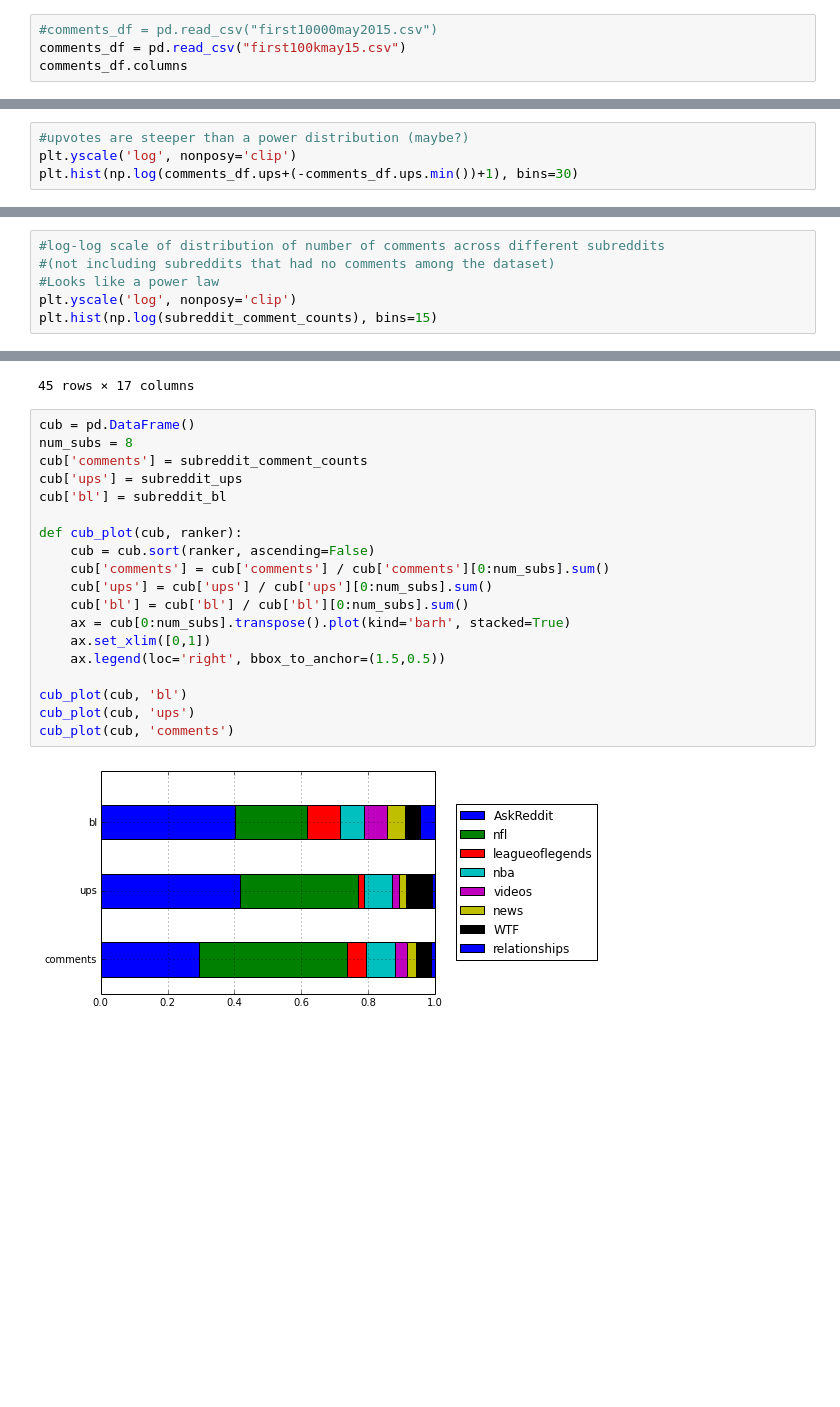
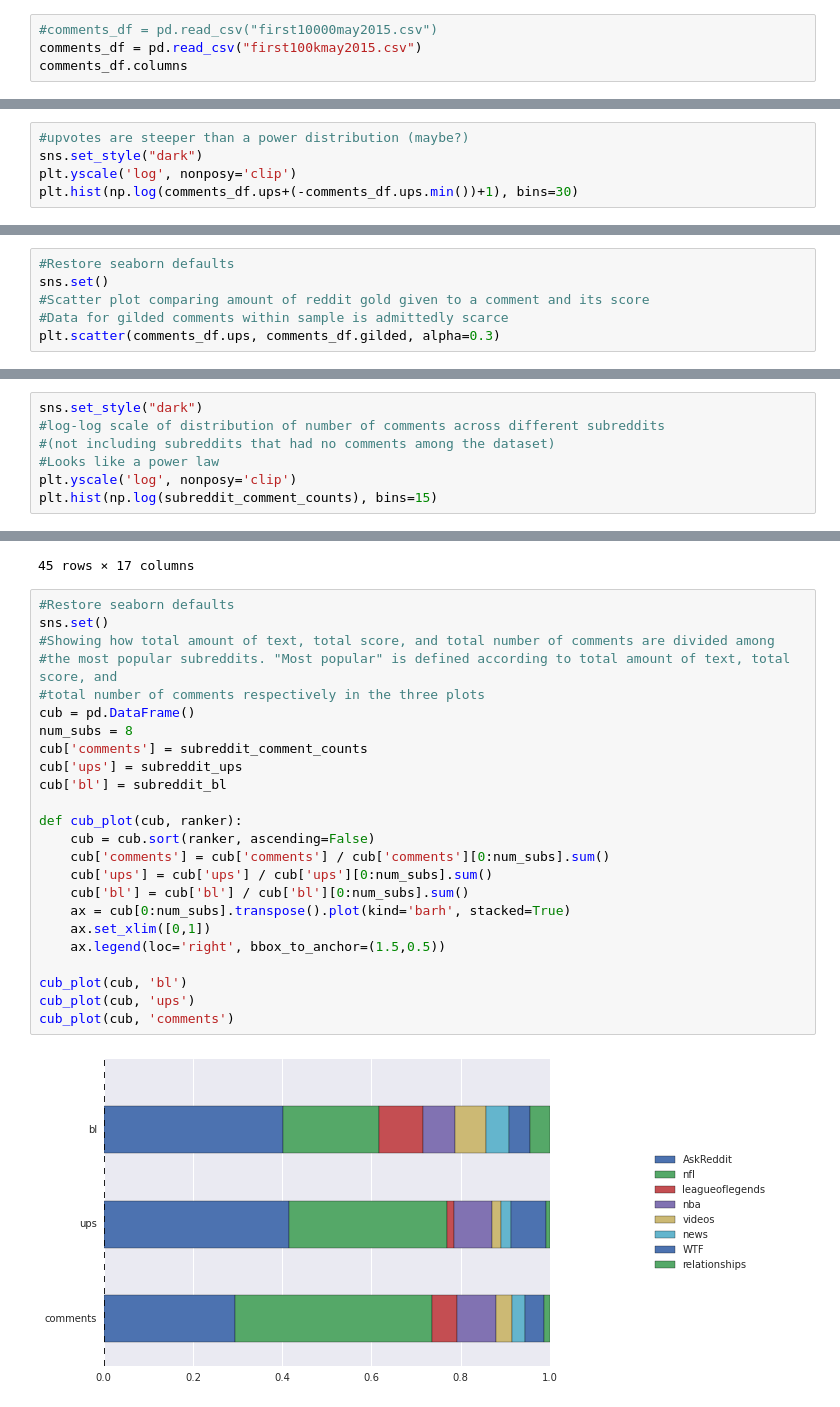
Before and after one commit to jmorman/RedditEDA, a Jupyter notebook: RedditEDA.ipynb, the cells around one changed output, grey strips where cells are left out. Drawn from its saved outputs; the diff is of its cells as text; blank space fills up the shorter version.

```diff
--- a/RedditEDA.ipynb
+++ b/RedditEDA.ipynb
@@ -21,6 +20,6 @@ import pandas as pd
 # %%
 #comments_df = pd.read_csv("first10000may2015.csv")
-comments_df = pd.read_csv("first100kmay15.csv")
+comments_df = pd.read_csv("first100kmay2015.csv")
 comments_df.columns
 # %% [output]
 Index([u'created_utc', u'ups', u'subreddit_id', u'link_id', u'name', u'score_hidden', u'author_flair_css_class', u'author_flair_text', u'subreddit', u'id', u'removal_reason', u'gilded', u'downs', u'ar ...
@@ -72,6 +79,7 @@ comments_df.describe()
 8 rows × 9 columns
 # %%
 #upvotes are steeper than a power distribution (maybe?)
+sns.set_style("dark")
 plt.yscale('log', nonposy='clip')
 plt.hist(np.log(comments_df.ups+(-comments_df.ups.min())+1), bins=30)
 # %% [output]
@@ -153,0 +141,6 @@ comments_df[comments_df.gilded != 0].head(10)
+# %%
+#Restore seaborn defaults
+sns.set()
+#Scatter plot comparing amount of reddit gold given to a comment and its score
+#Data for gilded comments within sample is admittedly scarce
+plt.scatter(comments_df.ups, comments_df.gilded, alpha=0.3)
@@ -226,6 +227,7 @@ nba                 33056
 videos              31188
 Name: body_length, dtype: float64
 # %%
+sns.set_style("dark")
 #log-log scale of distribution of number of comments across different subreddits
 #(not including subreddits that had no comments among the dataset)
 #Looks like a power law
@@ -306,23 +310,28 @@ subreddit_groupby.get_group(subreddit_comment_counts.keys()[i])
 | 97846 | 1430441778 | 3 | t3_34gk1v | 0 | threealliance | Three Alliances | elderscrollsonline | ... |
 45 rows × 17 columns
 # %%
+#Restore seaborn defaults
+sns.set()
+#Showing how total amount of text, total score, and total number of comments are divided among
+#the most popular subreddits. "Most popular" is defined according to total amount of text, total score, and
+#total number of comments respectively in the three plots
 cub = pd.DataFrame()
 num_subs = 8
 cub['comments'] = subreddit_comment_counts
 cub['ups'] = subreddit_ups
 cub['bl'] = subreddit_bl
 
 def cub_plot(cub, ranker):
     cub = cub.sort(ranker, ascending=False)
     cub['comments'] = cub['comments'] / cub['comments'][0:num_subs].sum()
     cub['ups'] = cub['ups'] / cub['ups'][0:num_subs].sum()
     cub['bl'] = cub['bl'] / cub['bl'][0:num_subs].sum()
     ax = cub[0:num_subs].transpose().plot(kind='barh', stacked=True)
     ax.set_xlim([0,1])
     ax.legend(loc='right', bbox_to_anchor=(1.5,0.5))
 
 cub_plot(cub, 'bl')
 cub_plot(cub, 'ups')
 cub_plot(cub, 'comments')
 # %% [output]
-[figure, old version]
+[figure, new version]
```
Also changed, not shown: parts of 31 cells of this notebook, 1 other file.
